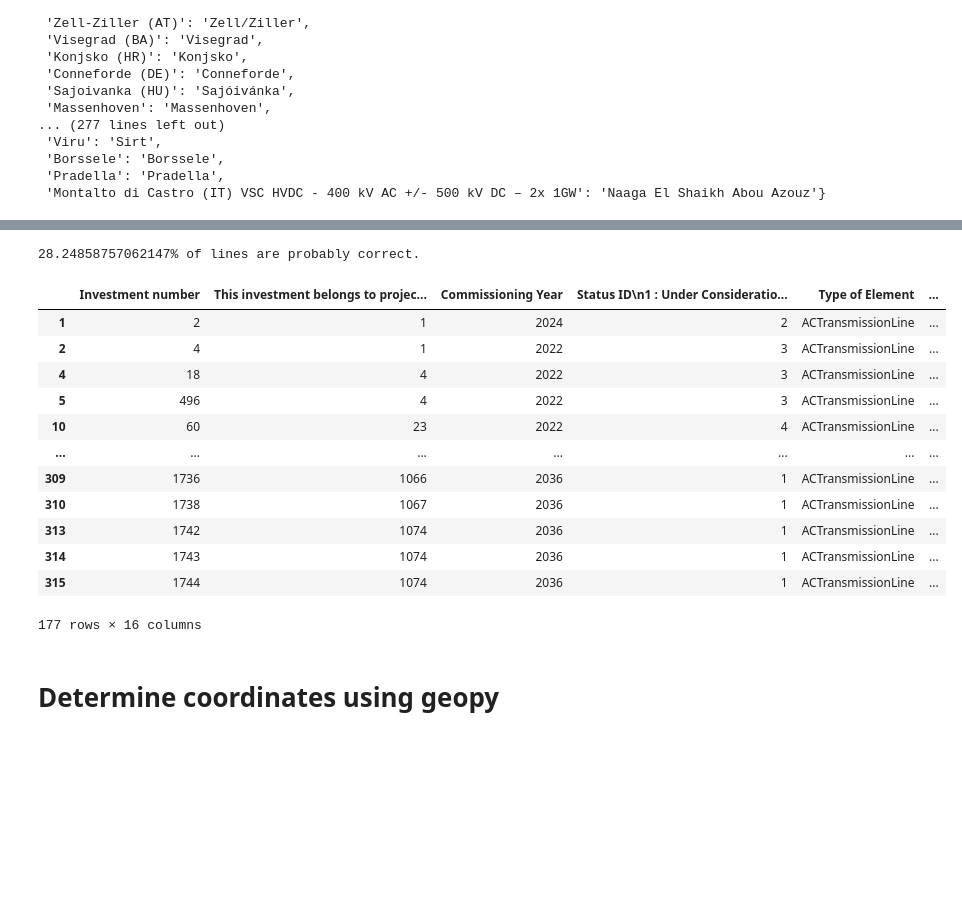
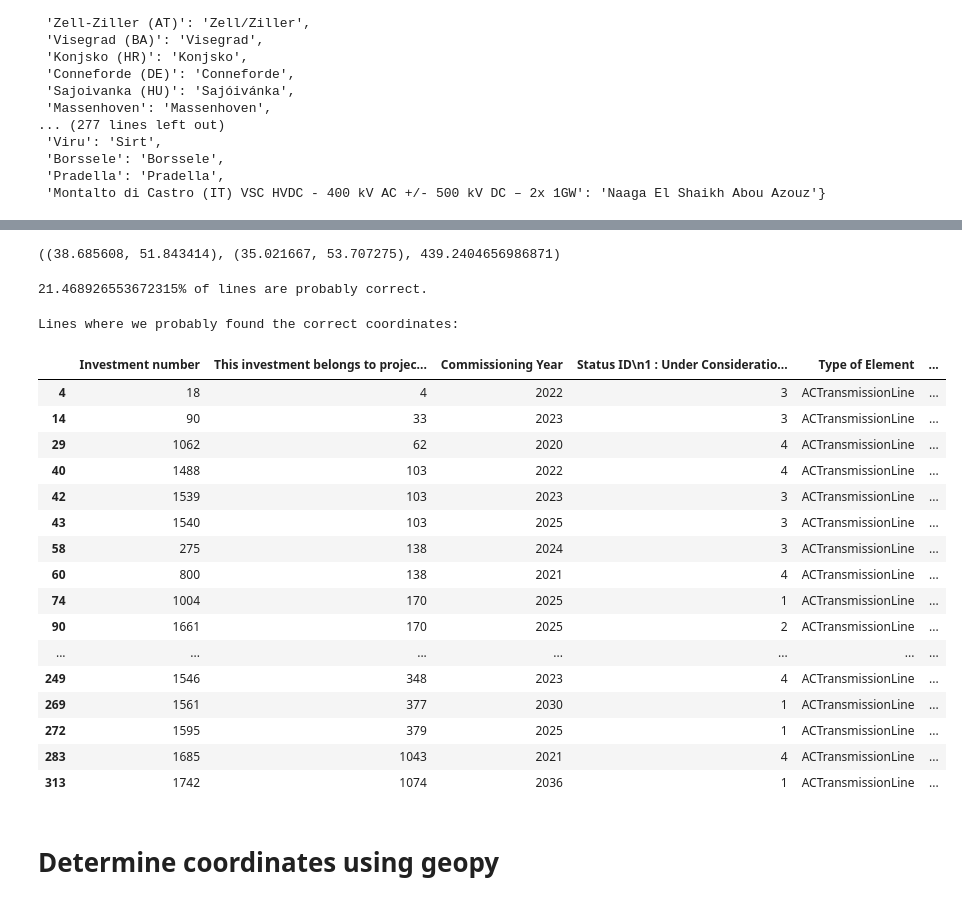
Before and after one commit to grecht/tyndp_to_pypsa, a Jupyter notebook: Experiments.ipynb, the cells around one changed output, grey strips where cells are left out. Saved outputs shown, nothing was run; the diff lists cells and outputs as text; code cells hidden in the pictures; blank space fills up the shorter version.

```diff
--- a/Experiments.ipynb
+++ b/Experiments.ipynb
@@ -249,3 +236,11 @@ best
+# %%
+buses_s1 = curated_buses.loc[curated_buses['name'] == 'Yuzhnaya']
+buses_s2 = curated_buses.loc[curated_buses['name'] == 'Liteynaya']
+
+best = match_pair_with_length(buses_s1, buses_s2, 430)
+best
+# %% [output]
+((38.685608, 51.843414), (35.021667, 53.707275), 439.2404656986871)
 # %%
 subst_regex   = r'(?P<place>\w+)\s*\((?P<country>\w{2})\)' # Form: 'Glorenza (IT)'
 subst_pattern = re.compile(subst_regex)
@@ -276,7 +271,7 @@ for index, row in ac_lines.iterrows():
     buses_s1 = curated_buses.loc[curated_buses.name == s1]
     buses_s2 = curated_buses.loc[curated_buses.name == s2]
 
-    # If we were able to extract country from name,
+    # If we were able to extract country from name, restrict chosen rows to this country.
     if fr_country is not None:
         buses_s1 = buses_s1.loc[buses_s1['country'] == fr_country]
     if to_country is not None:
@@ -291,41 +286,45 @@ for index, row in ac_lines.iterrows():
     length = row['Total route length (km)']
     (x1, y1), (x2, y2), coord_dist = match_pair_with_length(buses_s1, buses_s2, length)
 
-    # x1, y1 = buses_s1_row['x'], buses_s1_row['y']
-    # x2, y2 = buses_s2_row['x'], buses_s2_row['y']
-
     tpl = (s1, x1, y1, s2, x2, y2, coord_dist)
 
-    if not math.isclose(coord_dist, length, rel_tol=0.25):
+    # TODO: Chose a tolerance of 15km for line length. Is this appropriate?
+    if not math.isclose(coord_dist, length, abs_tol=15):
         error_tuples[index] = tpl
     else:
         fr_to_tuples[index] = tpl
-# %%
-percentage = len(fr_to_tuples) / ac_lines.index.size
-print(f'{percentage * 100}% of lines are probably correct.')
-# %% [output]
-28.24858757062147% of lines are probably correct.
+# %%
+percentage = len(fr_to_tuples) / ac_lines.index.size
+print(f'{percentage * 100}% of lines are probably correct.')
+# %% [output]
+21.468926553672315% of lines are probably correct.
 # %%
 coordinates = pd.DataFrame(index=fr_to_tuples.keys(), data=fr_to_tuples.values(), columns=['s1', 'x1', 'y1', 's2', 'x2', 'y2', 'coord_dist'])
 
 result = ac_lines.copy()
 result = result.join(coordinates)
 
-result
+print('Lines where we probably found the correct coordinates:')
+result.loc[~result.s1.isna()]
 # %% [output]
+Lines where we probably found the correct coordinates:
 |  | Investment number | This investment belongs to projec... | Commissioning Year | Status ID\n1 : Under Consideratio... | Type of Element | ... |
-| 1 | 2 | 1 | 2024 | 2 | ACTransmissionLine | ... |
-| 2 | 4 | 1 | 2022 | 3 | ACTransmissionLine | ... |
 | 4 | 18 | 4 | 2022 | 3 | ACTransmissionLine | ... |
-| 5 | 496 | 4 | 2022 | 3 | ACTransmissionLine | ... |
-| 10 | 60 | 23 | 2022 | 4 | ACTransmissionLine | ... |
+| 14 | 90 | 33 | 2023 | 3 | ACTransmissionLine | ... |
+| 29 | 1062 | 62 | 2020 | 4 | ACTransmissionLine | ... |
+| 40 | 1488 | 103 | 2022 | 4 | ACTransmissionLine | ... |
+| 42 | 1539 | 103 | 2023 | 3 | ACTransmissionLine | ... |
+| 43 | 1540 | 103 | 2025 | 3 | ACTransmissionLine | ... |
+| 58 | 275 | 138 | 2024 | 3 | ACTransmissionLine | ... |
+| 60 | 800 | 138 | 2021 | 4 | ACTransmissionLine | ... |
+| 74 | 1004 | 170 | 2025 | 1 | ACTransmissionLine | ... |
+| 90 | 1661 | 170 | 2025 | 2 | ACTransmissionLine | ... |
 | ... | ... | ... | ... | ... | ... | ... |
-| 309 | 1736 | 1066 | 2036 | 1 | ACTransmissionLine | ... |
-| 310 | 1738 | 1067 | 2036 | 1 | ACTransmissionLine | ... |
+| 249 | 1546 | 348 | 2023 | 4 | ACTransmissionLine | ... |
+| 269 | 1561 | 377 | 2030 | 1 | ACTransmissionLine | ... |
+| 272 | 1595 | 379 | 2025 | 1 | ACTransmissionLine | ... |
+| 283 | 1685 | 1043 | 2021 | 4 | ACTransmissionLine | ... |
 | 313 | 1742 | 1074 | 2036 | 1 | ACTransmissionLine | ... |
-| 314 | 1743 | 1074 | 2036 | 1 | ACTransmissionLine | ... |
-| 315 | 1744 | 1074 | 2036 | 1 | ACTransmissionLine | ... |
-177 rows × 16 columns
 # %% [markdown]
 # Determine coordinates using geopy
 # %%
```
Also changed, not shown: parts of 18 cells of this notebook.
